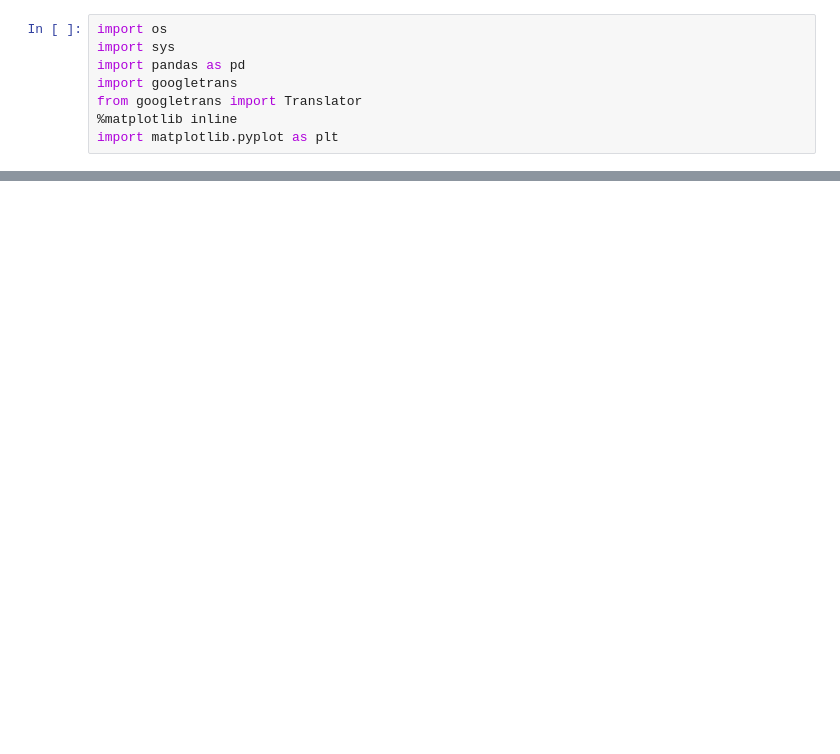
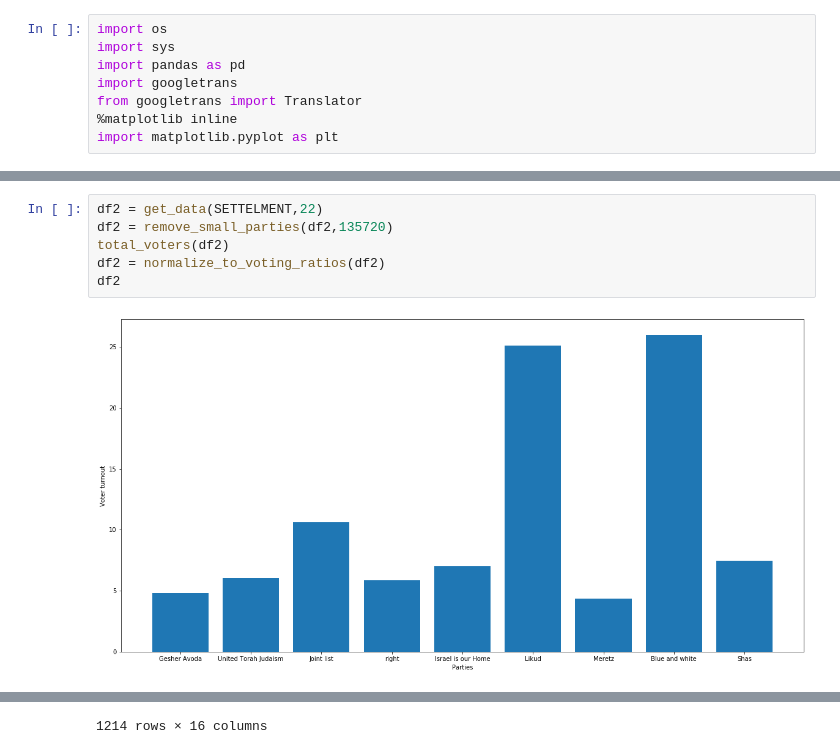
Before and after one commit to gabi939/elections, a Jupyter notebook: elections.ipynb, the cells around one changed output, grey strips where cells are left out. Saved outputs shown, nothing was run; the diff lists cells and outputs as text; blank space fills up the shorter version.

```diff
--- a/elections.ipynb
+++ b/elections.ipynb
@@ -68,0 +103,8 @@ df
+# %%
+df2 = get_data(SETTELMENT,22)
+df2 = remove_small_parties(df2,135720)
+total_voters(df2)
+df2 = normalize_to_voting_ratios(df2)
+df2
+# %% [output]
+[figure, added]
@@ -68,0 +123 @@ df
+1214 rows × 16 columns
```
Also changed, not shown: parts of 4 cells of this notebook.
